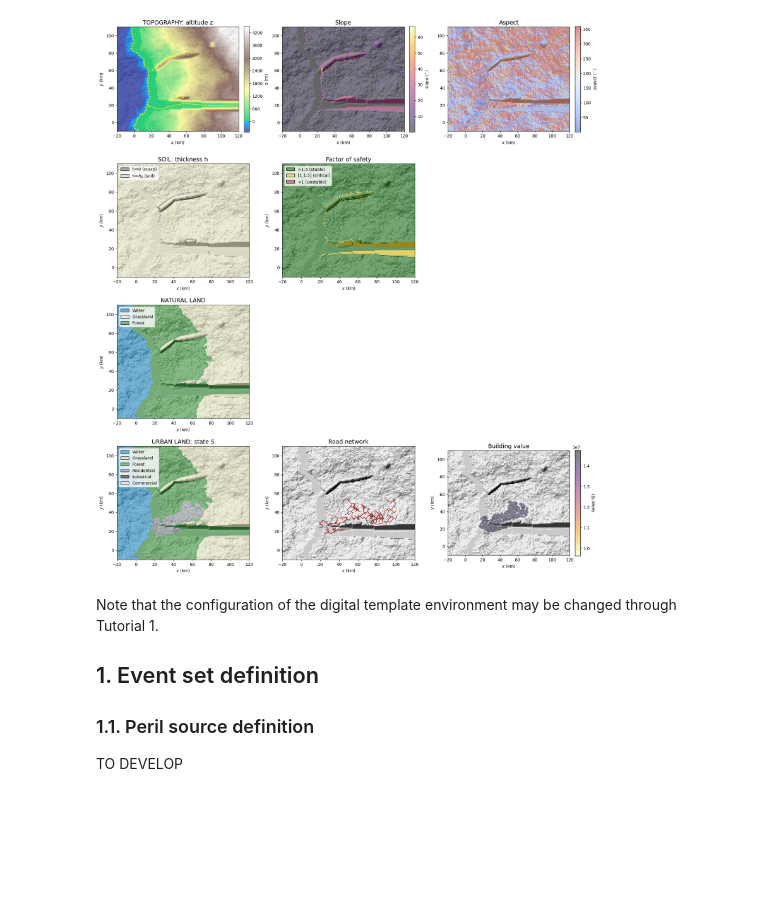
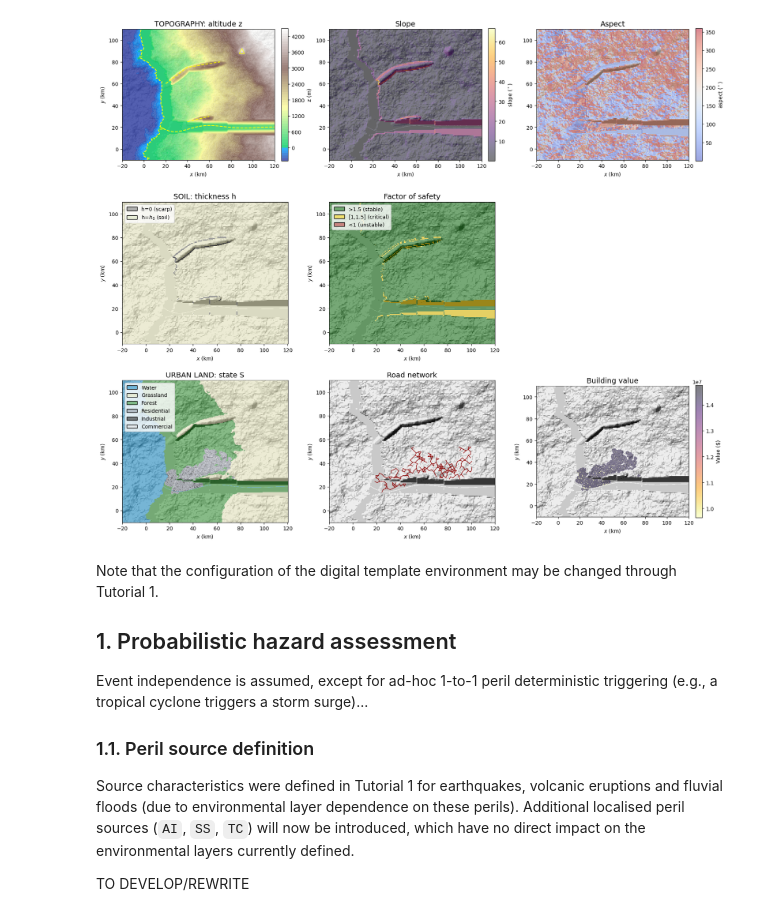
Before and after one commit to MignanRiskAnalytics/GenMR_SCOR, a Jupyter notebook: jupyter_execute/notebooks/Tutorial2_DigitalTemplate_perils.ipynb, the cells around one changed output. Cells and saved outputs as stored; diff of their text form; code cells hidden in the pictures; blank space fills up the shorter version.

Commit message:
sphinx documentation for tutorial 2

```diff
--- a/jupyter_execute/notebooks/Tutorial2_DigitalTemplate_perils.ipynb
+++ b/jupyter_execute/notebooks/Tutorial2_DigitalTemplate_perils.ipynb
@@ -57,37 +57,40 @@ Figure 1 illustrates the relationship between some stochastic event footprints a
 # %%
 import numpy as np
 import pandas as pd
 import copy
 import matplotlib.pyplot as plt
 
 #import warnings
 #warnings.filterwarnings('ignore')   # commented, try to remove all warnings
 
+from GenMR import perils as GenMR_perils
 from GenMR import environment as GenMR_env
 from GenMR import utils as GenMR_utils
 
 
 # load inputs (i.e., outputs from Tutorial 1)
 file_src = 'src.pkl'
 file_topoLayer = 'envLayer_topo.pkl'
 file_soilLayer = 'envLayer_soil.pkl'
-file_natLandLayer = 'envLayer_natLand.pkl'
 file_urbLandLayer = 'envLayer_urbLand.pkl'
 src = GenMR_utils.load_pickle2class('/io/' + file_src)
 grid = copy.copy(src.grid)
 topoLayer = GenMR_utils.load_pickle2class('/io/' + file_topoLayer)
 soilLayer = GenMR_utils.load_pickle2class('/io/' + file_soilLayer)
-natLandLayer = GenMR_utils.load_pickle2class('/io/' + file_natLandLayer)
 urbLandLayer = GenMR_utils.load_pickle2class('/io/' + file_urbLandLayer)
 
-GenMR_env.plot_EnvLayers([topoLayer, soilLayer, natLandLayer, urbLandLayer], file_ext = 'jpg')
+GenMR_env.plot_EnvLayers([topoLayer, soilLayer, urbLandLayer], file_ext = 'jpg')
 # %% [output]
-[figure, old version]
+[figure, new version]
 # %% [markdown]
 Note that the configuration of the digital template environment may be changed through Tutorial 1.
 
-## 1. Event set definition
+## 1. Probabilistic hazard assessment
+
+Event independence is assumed, except for ad-hoc 1-to-1 peril deterministic triggering (e.g., a tropical cyclone triggers a storm surge)...
 
 ### 1.1. Peril source definition
 
-TO DEVELOP
+Source characteristics were defined in Tutorial 1 for earthquakes, volcanic eruptions and fluvial floods (due to environmental layer dependence on these perils). Additional localised peril sources (`AI`, `SS`, `TC`) will now be introduced, which have no direct impact on the environmental layers currently defined.
+
+TO DEVELOP/REWRITE
```
Also changed, not shown: parts of 5 cells of this notebook, 24 other files.
